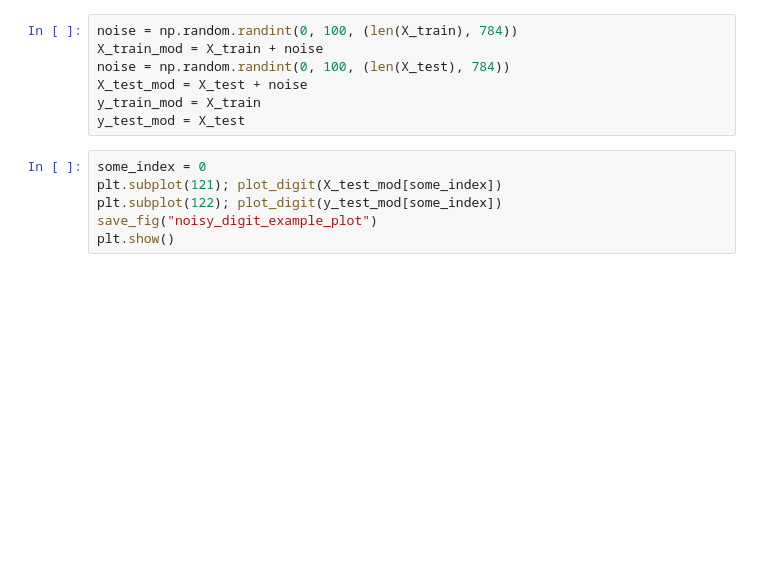
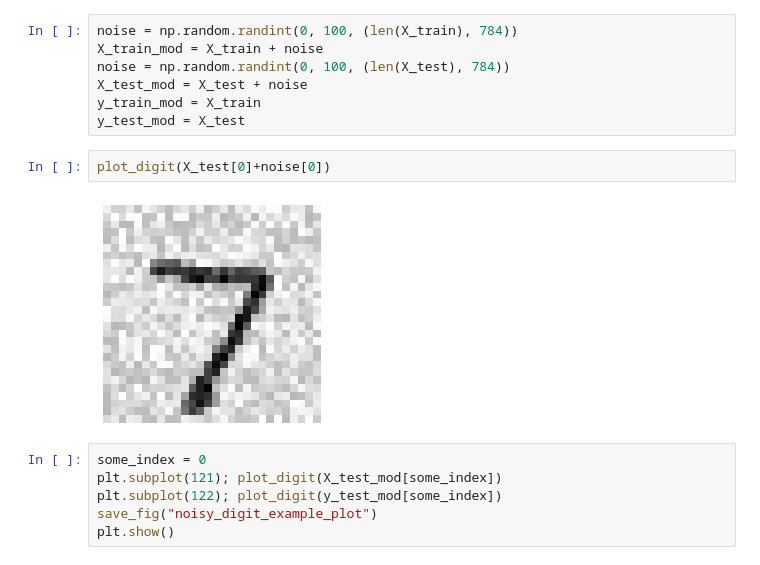
Before and after one commit to codingalzi/handson-ml2, a Jupyter notebook: notebooks/handson-ml-03.ipynb, the cells around one changed output. Drawn from its saved outputs; the diff is of its cells as text; blank space fills up the shorter version.

```diff
--- a/notebooks/handson-ml-03.ipynb
+++ b/notebooks/handson-ml-03.ipynb
@@ -925,6 +998,10 @@ noise = np.random.randint(0, 100, (len(X_test), 784))
 X_test_mod = X_test + noise
 y_train_mod = X_train
 y_test_mod = X_test
+# %%
+plot_digit(X_test[0]+noise[0])
+# %% [output]
+[figure, added]
 # %%
 some_index = 0
 plt.subplot(121); plot_digit(X_test_mod[some_index])
```
Also changed, not shown: parts of 34 cells of this notebook, 4 other files.
